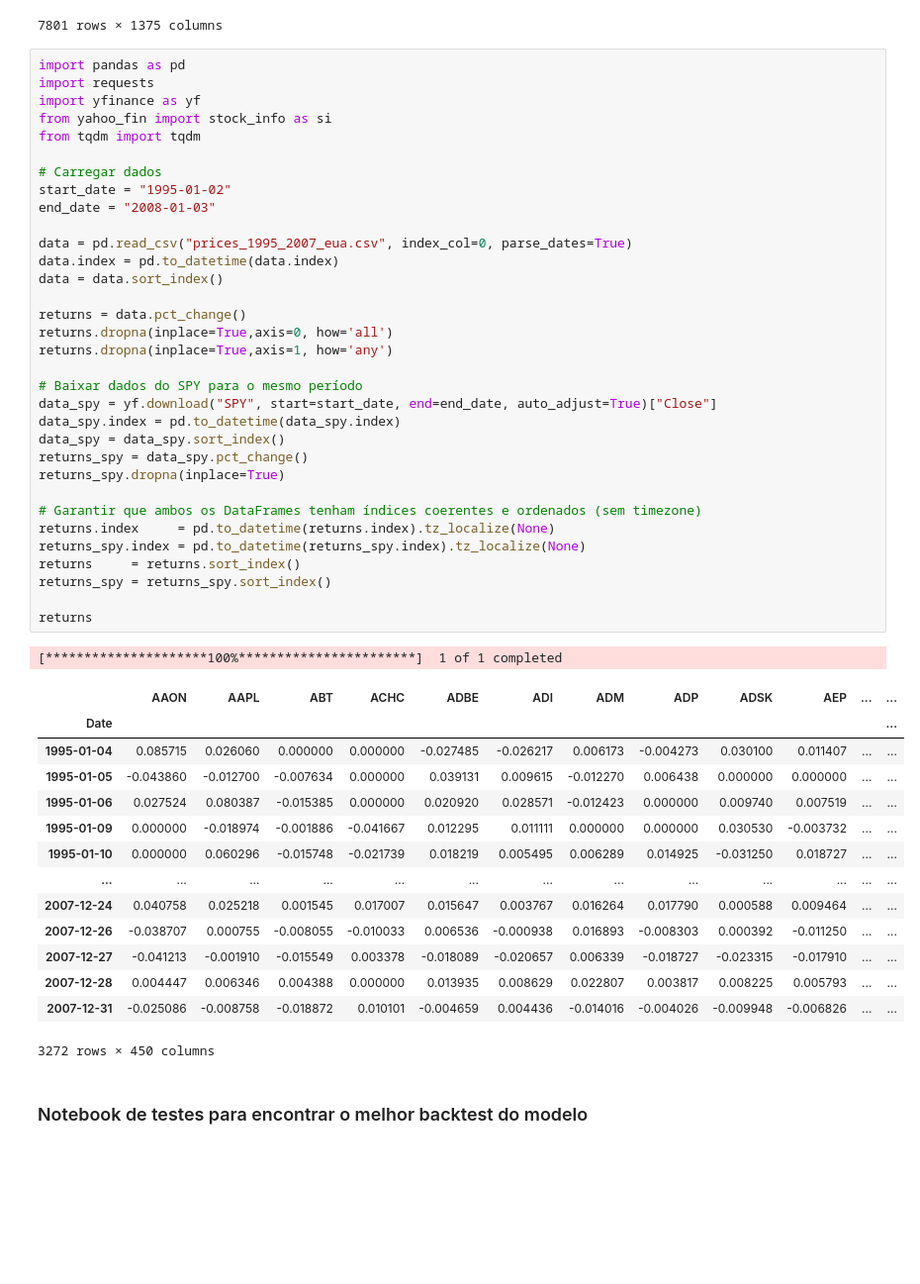
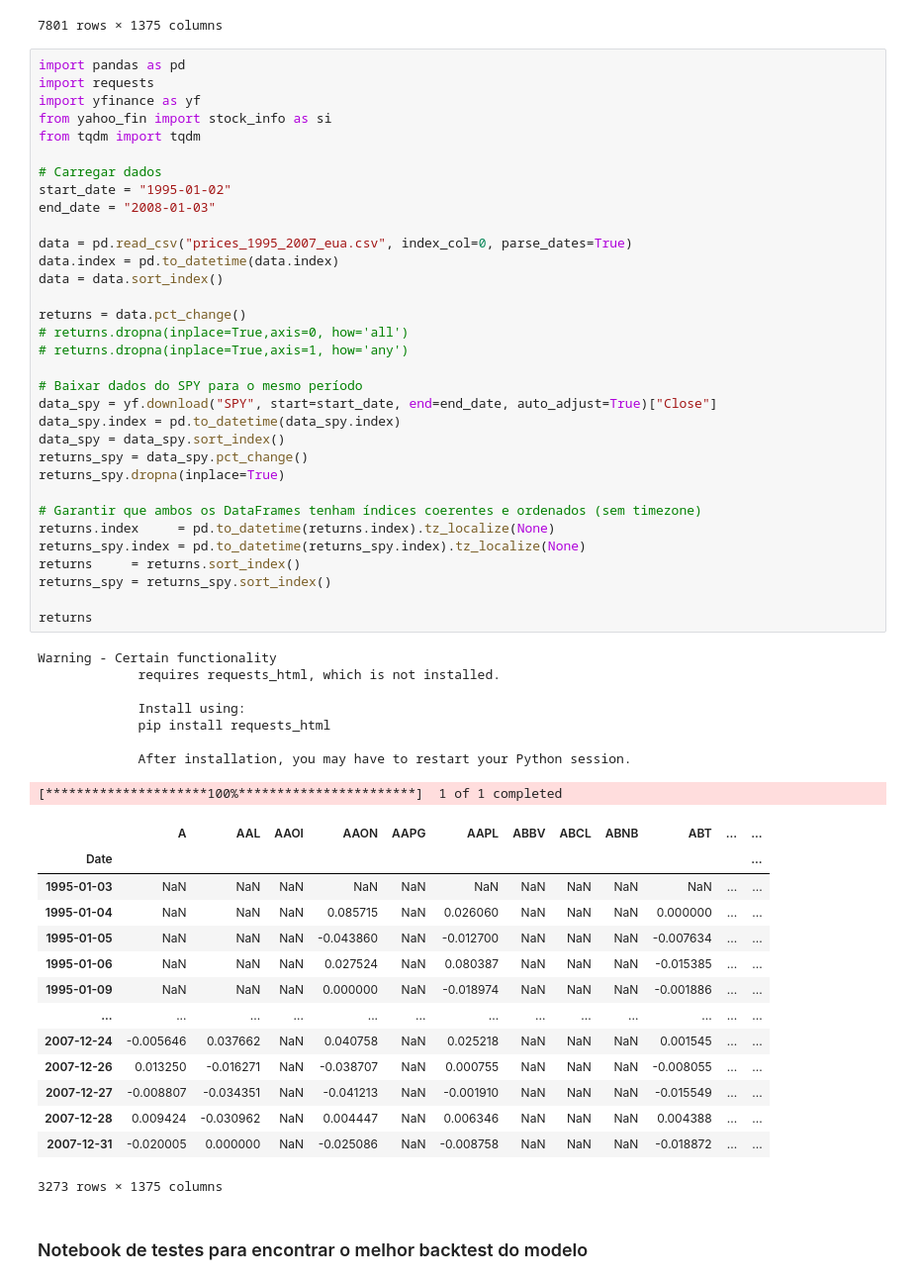
Before and after one commit to savio160502/Statistical-Arbitrage, a Jupyter notebook: run_backtest.ipynb, the cells around one changed output. Shown at 99% size. Drawn from its saved outputs; the diff is of its cells as text; blank space fills up the shorter version.

```diff
--- a/run_backtest.ipynb
+++ b/run_backtest.ipynb
@@ -127,50 +127,57 @@ import pandas as pd
 import requests
 import yfinance as yf
 from yahoo_fin import stock_info as si
 from tqdm import tqdm
 
 # Carregar dados
 start_date = "1995-01-02"
 end_date = "2008-01-03"
 
 data = pd.read_csv("prices_1995_2007_eua.csv", index_col=0, parse_dates=True)
 data.index = pd.to_datetime(data.index)
 data = data.sort_index()
 
 returns = data.pct_change()
-returns.dropna(inplace=True,axis=0, how='all')
-returns.dropna(inplace=True,axis=1, how='any')
+# returns.dropna(inplace=True,axis=0, how='all')
+# returns.dropna(inplace=True,axis=1, how='any')
 
 # Baixar dados do SPY para o mesmo período
 data_spy = yf.download("SPY", start=start_date, end=end_date, auto_adjust=True)["Close"]
 data_spy.index = pd.to_datetime(data_spy.index)
 data_spy = data_spy.sort_index()
 returns_spy = data_spy.pct_change()
 returns_spy.dropna(inplace=True)
 
 # Garantir que ambos os DataFrames tenham índices coerentes e ordenados (sem timezone)
 returns.index     = pd.to_datetime(returns.index).tz_localize(None)
 returns_spy.index = pd.to_datetime(returns_spy.index).tz_localize(None)
 returns     = returns.sort_index()
 returns_spy = returns_spy.sort_index()
 
 returns
 # %% [output]
-[*********************100%***********************]  1 of 1 completed
+Warning - Certain functionality
+             requires requests_html, which is not installed.
+
+             Install using:
+             pip install requests_html
+
+             After installation, you may have to restart your Python session.
+[*********************100%***********************]  1 of 1 completed
-|  | AAON | AAPL | ABT | ACHC | ADBE | ADI | ADM | ADP | ADSK | AEP | ... | ... |
+|  | A | AAL | AAOI | AAON | AAPG | AAPL | ABBV | ABCL | ABNB | ABT | ... | ... |
 | Date |  |  |  |  |  |  |  |  |  |  |  | ... |
-| 1995-01-04 | 0.085715 | 0.026060 | 0.000000 | 0.000000 | -0.027485 | -0.026217 | 0.006173 | -0.004273 | 0.030100 | 0.011407 | ... | ... |
-| 1995-01-05 | -0.043860 | -0.012700 | -0.007634 | 0.000000 | 0.039131 | 0.009615 | -0.012270 | 0.006438 | 0.000000 | 0.000000 | ... | ... |
-| 1995-01-06 | 0.027524 | 0.080387 | -0.015385 | 0.000000 | 0.020920 | 0.028571 | -0.012423 | 0.000000 | 0.009740 | 0.007519 | ... | ... |
-| 1995-01-09 | 0.000000 | -0.018974 | -0.001886 | -0.041667 | 0.012295 | 0.011111 | 0.000000 | 0.000000 | 0.030530 | -0.003732 | ... | ... |
-| 1995-01-10 | 0.000000 | 0.060296 | -0.015748 | -0.021739 | 0.018219 | 0.005495 | 0.006289 | 0.014925 | -0.031250 | 0.018727 | ... | ... |
+| 1995-01-03 | NaN | NaN | NaN | NaN | NaN | NaN | NaN | NaN | NaN | NaN | ... | ... |
+| 1995-01-04 | NaN | NaN | NaN | 0.085715 | NaN | 0.026060 | NaN | NaN | NaN | 0.000000 | ... | ... |
+| 1995-01-05 | NaN | NaN | NaN | -0.043860 | NaN | -0.012700 | NaN | NaN | NaN | -0.007634 | ... | ... |
+| 1995-01-06 | NaN | NaN | NaN | 0.027524 | NaN | 0.080387 | NaN | NaN | NaN | -0.015385 | ... | ... |
+| 1995-01-09 | NaN | NaN | NaN | 0.000000 | NaN | -0.018974 | NaN | NaN | NaN | -0.001886 | ... | ... |
 | ... | ... | ... | ... | ... | ... | ... | ... | ... | ... | ... | ... | ... |
-| 2007-12-24 | 0.040758 | 0.025218 | 0.001545 | 0.017007 | 0.015647 | 0.003767 | 0.016264 | 0.017790 | 0.000588 | 0.009464 | ... | ... |
-| 2007-12-26 | -0.038707 | 0.000755 | -0.008055 | -0.010033 | 0.006536 | -0.000938 | 0.016893 | -0.008303 | 0.000392 | -0.011250 | ... | ... |
-| 2007-12-27 | -0.041213 | -0.001910 | -0.015549 | 0.003378 | -0.018089 | -0.020657 | 0.006339 | -0.018727 | -0.023315 | -0.017910 | ... | ... |
-| 2007-12-28 | 0.004447 | 0.006346 | 0.004388 | 0.000000 | 0.013935 | 0.008629 | 0.022807 | 0.003817 | 0.008225 | 0.005793 | ... | ... |
-| 2007-12-31 | -0.025086 | -0.008758 | -0.018872 | 0.010101 | -0.004659 | 0.004436 | -0.014016 | -0.004026 | -0.009948 | -0.006826 | ... | ... |
+| 2007-12-24 | -0.005646 | 0.037662 | NaN | 0.040758 | NaN | 0.025218 | NaN | NaN | NaN | 0.001545 | ... | ... |
+| 2007-12-26 | 0.013250 | -0.016271 | NaN | -0.038707 | NaN | 0.000755 | NaN | NaN | NaN | -0.008055 | ... | ... |
+| 2007-12-27 | -0.008807 | -0.034351 | NaN | -0.041213 | NaN | -0.001910 | NaN | NaN | NaN | -0.015549 | ... | ... |
+| 2007-12-28 | 0.009424 | -0.030962 | NaN | 0.004447 | NaN | 0.006346 | NaN | NaN | NaN | 0.004388 | ... | ... |
+| 2007-12-31 | -0.020005 | 0.000000 | NaN | -0.025086 | NaN | -0.008758 | NaN | NaN | NaN | -0.018872 | ... | ... |
-3272 rows × 450 columns
+3273 rows × 1375 columns
 # %% [markdown]
 ### Notebook de testes para encontrar o melhor backtest do modelo
 # %%
```
Also changed, not shown: parts of 20 cells of this notebook.
